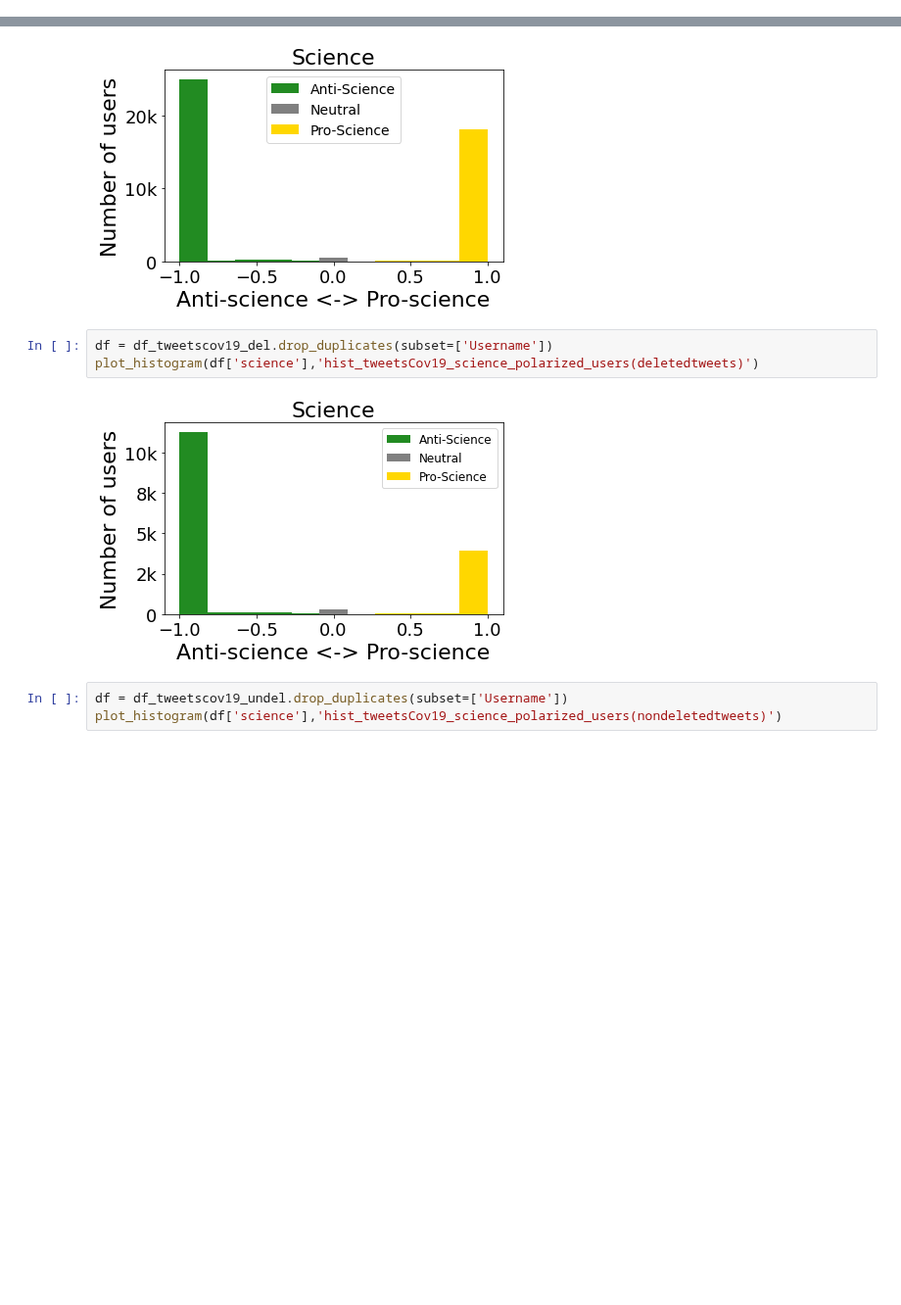
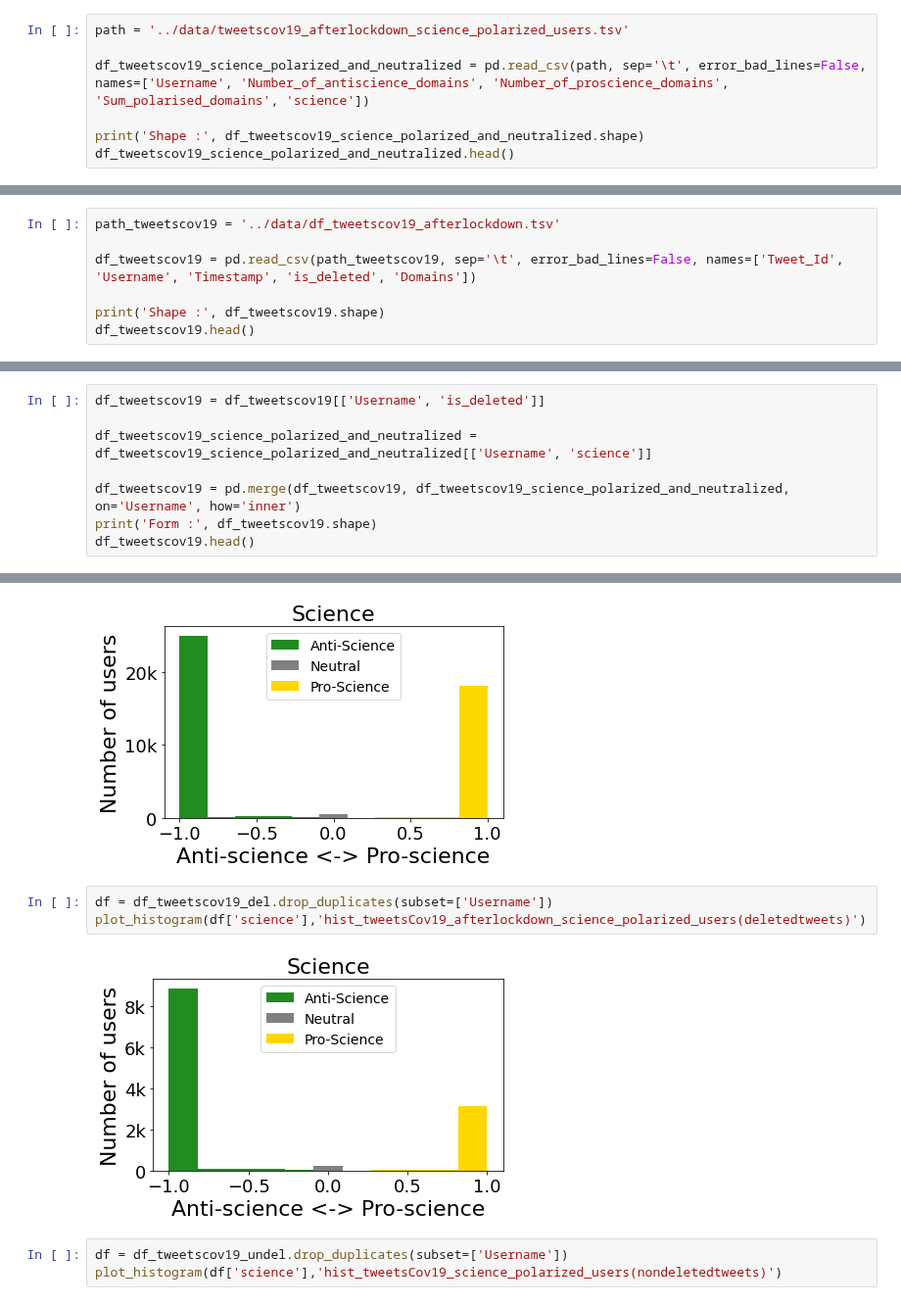
Before and after one commit to MoSamani/Deleted-Tweets, a Jupyter notebook: user_polarisiation/Plot_science_Polarisiation.ipynb, the cells around one changed output, grey strips where cells are left out. Shown at 98% size. Saved outputs shown, nothing was run; the diff lists cells and outputs as text; blank space fills up the shorter version.

Commit message:
Seprated polarized users in two categories, before and after lockdown )

```diff
--- a/user_polarisiation/Plot_science_Polarisiation.ipynb
+++ b/user_polarisiation/Plot_science_Polarisiation.ipynb
@@ -88,3 +88,10 @@ Form : (905746, 4)
 | 4 | cd45cd8eae02f9b33d9e7de16042534d | False | 0.8605 | -1.0000 |
 # %% [markdown]
 ****
+# %%
+path = '../data/tweetscov19_afterlockdown_science_polarized_users.tsv'
+
+df_tweetscov19_science_polarized_and_neutralized = pd.read_csv(path, sep='\t', error_bad_lines=False, names=['Username', 'Number_of_antiscience_domains', 'Number_of_proscience_domains', 'Sum_polarised_domains', 'science'])
+
+print('Shape :', df_tweetscov19_science_polarized_and_neutralized.shape)
+df_tweetscov19_science_polarized_and_neutralized.head()
@@ -90,0 +106,7 @@ Form : (905746, 4)
+# %%
+path_tweetscov19 = '../data/df_tweetscov19_afterlockdown.tsv'
+
+df_tweetscov19 = pd.read_csv(path_tweetscov19, sep='\t', error_bad_lines=False, names=['Tweet_Id', 'Username', 'Timestamp', 'is_deleted', 'Domains'])
+
+print('Shape :', df_tweetscov19.shape)
+df_tweetscov19.head()
@@ -90,0 +121,8 @@ Form : (905746, 4)
+# %%
+df_tweetscov19 = df_tweetscov19[['Username', 'is_deleted']]
+
+df_tweetscov19_science_polarized_and_neutralized = df_tweetscov19_science_polarized_and_neutralized[['Username', 'science']]
+
+df_tweetscov19 = pd.merge(df_tweetscov19, df_tweetscov19_science_polarized_and_neutralized, on='Username', how='inner')
+print('Form :', df_tweetscov19.shape)
+df_tweetscov19.head()
@@ -320,9 +368,9 @@ plot_histogram(df['science'],'hist_tweetsCov19_science_polarized_users(alltweets
 [figure]
 # %%
 df = df_tweetscov19_del.drop_duplicates(subset=['Username'])
-plot_histogram(df['science'],'hist_tweetsCov19_science_polarized_users(deletedtweets)')
+plot_histogram(df['science'],'hist_tweetsCov19_afterlockdown_science_polarized_users(deletedtweets)')
 # %% [output]
-[figure, old version]
+[figure, new version]
 # %%
 df = df_tweetscov19_undel.drop_duplicates(subset=['Username'])
 plot_histogram(df['science'],'hist_tweetsCov19_science_polarized_users(nondeletedtweets)')
```
Also changed, not shown: parts of 12 cells of this notebook, 19 other files.
